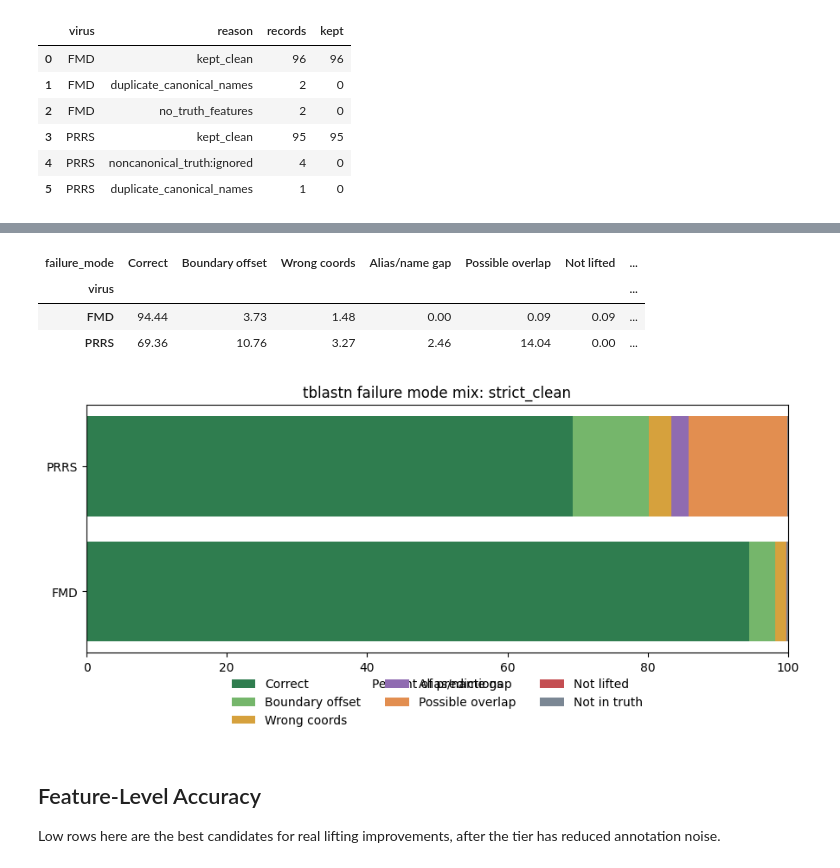
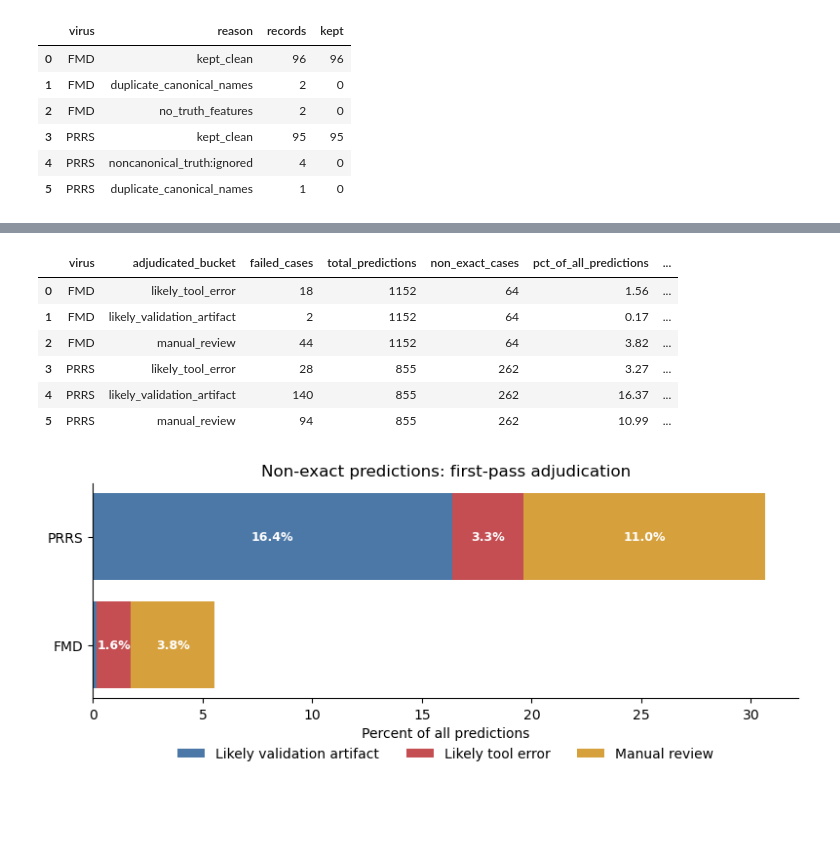
Before and after one commit to nhatminhhatesyou/viralift, a Jupyter notebook: app/validation/04_tblastn_truth_breakdown_100seq/tiers/strict_clean/tblastn_truth_breakdown_strict_clean.ipynb, the cells around one changed output, grey strips where cells are left out. Drawn from its saved outputs; the diff is of its cells as text; code cells hidden in the pictures; blank space fills up the shorter version.

```diff
--- a/app/validation/04_tblastn_truth_breakdown_100seq/tiers/strict_clean/tblastn_truth_breakdown_strict_clean.ipynb
+++ b/app/validation/04_tblastn_truth_breakdown_100seq/tiers/strict_clean/tblastn_truth_breakdown_strict_clean.ipynb
@@ -124,31 +268,55 @@ failure_modes
+# %%
+bucket_summary = (
+    failures.groupby(['virus', 'adjudicated_bucket'])
+    .size()
+    .reset_index(name='failed_cases')
+    if not failures.empty else pd.DataFrame(columns=['virus', 'adjudicated_bucket', 'failed_cases'])
+)
+if not bucket_summary.empty:
+    totals = tblastn_df.groupby('virus').size().rename('total_predictions')
+    failed_totals = failures.groupby('virus').size().rename('non_exact_cases')
+    bucket_summary = bucket_summary.merge(totals, on='virus').merge(failed_totals, on='virus')
+    bucket_summary['pct_of_all_predictions'] = (bucket_summary['failed_cases'] / bucket_summary['total_predictions'] * 100).round(2)
+    bucket_summary['pct_of_non_exact'] = (bucket_summary['failed_cases'] / bucket_summary['non_exact_cases'] * 100).round(2)
+
+bucket_summary.to_csv(OUTPUT_DIR / 'strict_clean_failure_bucket_summary.tsv', sep='	', index=False)
+bucket_summary
+# %% [output]
+|  | virus | adjudicated_bucket | failed_cases | total_predictions | non_exact_cases | pct_of_all_predictions | ... |
+| 0 | FMD | likely_tool_error | 18 | 1152 | 64 | 1.56 | ... |
+| 1 | FMD | likely_validation_artifact | 2 | 1152 | 64 | 0.17 | ... |
+| 2 | FMD | manual_review | 44 | 1152 | 64 | 3.82 | ... |
+| 3 | PRRS | likely_tool_error | 28 | 855 | 262 | 3.27 | ... |
+| 4 | PRRS | likely_validation_artifact | 140 | 855 | 262 | 16.37 | ... |
+| 5 | PRRS | manual_review | 94 | 855 | 262 | 10.99 | ... |
 # %%
-if not failure_modes.empty:
-    failure_order = ['Correct', 'Boundary offset', 'Wrong coords', 'Alias/name gap', 'Possible overlap', 'Not lifted', 'Not in truth']
-    plot_df = failure_modes.pivot_table(index='virus', columns='failure_mode', values='pct', fill_value=0)
-    plot_df = plot_df.reindex(columns=failure_order, fill_value=0)
+if not bucket_summary.empty:
+    bucket_order = ['likely_validation_artifact', 'likely_tool_error', 'manual_review']
+    plot_df = (
+        bucket_summary.pivot_table(index='virus', columns='adjudicated_bucket', values='pct_of_all_predictions', fill_value=0)
+        .reindex(columns=bucket_order, fill_value=0)
+    )
 
-    fig, ax = plt.subplots(figsize=(9, 4.5))
-    left = pd.Series(0, index=plot_df.index, dtype=float)
-    for failure in failure_order:
-        values = plot_df[failure]
-        ax.barh(plot_df.index, values, left=left.values, color=FAILURE_COLORS[failure], label=failure)
-        left += values
+    fig, ax = plt.subplots(figsize=(8, 3.6))
+    left = pd.Series(0.0, index=plot_df.index)
+    label_map = {
+        'likely_validation_artifact': 'Likely validation artifact',
+        'likely_tool_error': 'Likely tool error',
+        'manual_review': 'Manual review',
+    }
+    for bucket in bucket_order:
+        vals = plot_df[bucket]
+        bars = ax.barh(plot_df.index, vals, left=left, color=BUCKET_COLORS[bucket], label=label_map[bucket])
+        for bar, value, start in zip(bars, vals, left):
+            if value >= 1.5:
+                ax.text(start + value / 2, bar.get_y() + bar.get_height() / 2, f'{value:.1f}%',
+                        ha='center', va='center', color='white', fontsize=9, fontweight='bold')
+        left += vals
 
-    ax.set_xlim(0, 100)
-    ax.set_xlabel('Percent of predictions')
-    ax.set_ylabel('')
-    ax.set_title(f'tblastn failure mode mix: {TIER}')
-    ax.legend(ncol=3, loc='lower center', bbox_to_anchor=(0.5, -0.34), frameon=False)
+    ax.set_xlabel('Percent of all predictions')
+    ax.set_title('Non-exact predictions: first-pass adjudication')
+    ax.legend(ncol=3, loc='lower center', bbox_to_anchor=(0.5, -0.35), frameon=False)
     fig.tight_layout()
-    fig.savefig(OUTPUT_DIR / 'tblastn_failure_modes.png', dpi=180, bbox_inches='tight')
-    display(plot_df)
+    fig.savefig(OUTPUT_DIR / 'strict_clean_failure_bucket_overview.png', dpi=180, bbox_inches='tight')
 # %% [output]
-| failure_mode | Correct | Boundary offset | Wrong coords | Alias/name gap | Possible overlap | Not lifted | ... |
-| virus |  |  |  |  |  |  | ... |
-| FMD | 94.44 | 3.73 | 1.48 | 0.00 | 0.09 | 0.09 | ... |
-| PRRS | 69.36 | 10.76 | 3.27 | 2.46 | 14.04 | 0.00 | ... |
-[figure, old version]
+[figure, new version]
-# %% [markdown]
-## Feature-Level Accuracy
-
-Low rows here are the best candidates for real lifting improvements, after the tier has reduced annotation noise.
```
Also changed, not shown: parts of 34 cells of this notebook, 27 other files.
